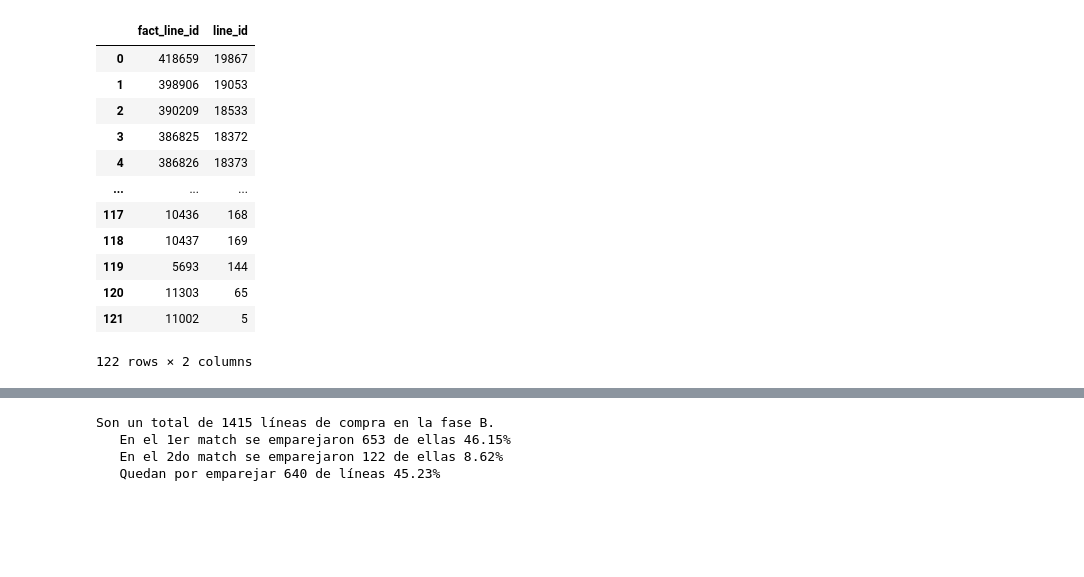
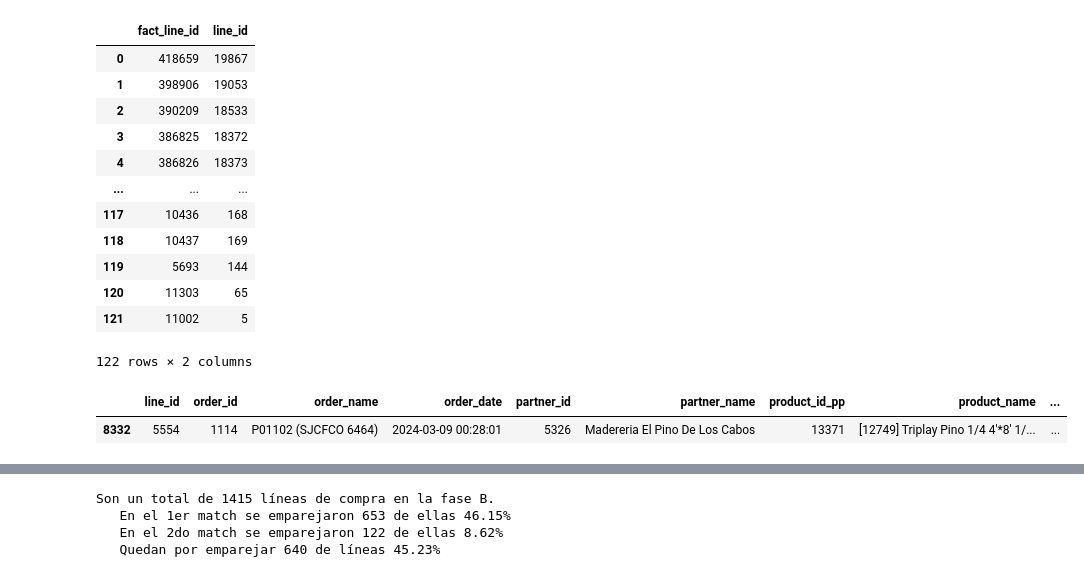
Before and after one commit to ecostichp/odoo_comisiones, a Jupyter notebook: comisiones/algoritmos/algoritmo_costo_de_venta_func.ipynb, the cells around one changed output, grey strips where cells are left out. Drawn from its saved outputs; the diff is of its cells as text; code cells hidden in the pictures; blank space fills up the shorter version.

```diff
--- a/comisiones/algoritmos/algoritmo_costo_de_venta_func.ipynb
+++ b/comisiones/algoritmos/algoritmo_costo_de_venta_func.ipynb
@@ -377,3 +377,8 @@ match_2do_compras_ok
 | 120 | 11303 | 65 |
 | 121 | 11002 | 5 |
 122 rows × 2 columns
+# %%
+match_1ro_compras_faltantes[match_1ro_compras_faltantes['line_id'] == 5554]
+# %% [output]
+|  | line_id | order_id | order_name | order_date | partner_id | partner_name | product_id_pp | product_name | ... |
+| 8332 | 5554 | 1114 | P01102 (SJCFCO 6464) | 2024-03-09 00:28:01 | 5326 | Madereria El Pino De Los Cabos | 13371 | [12749] Triplay Pino 1/4 4'*8' 1/... | ... |
```
Also changed, not shown: parts of 3 cells of this notebook.
